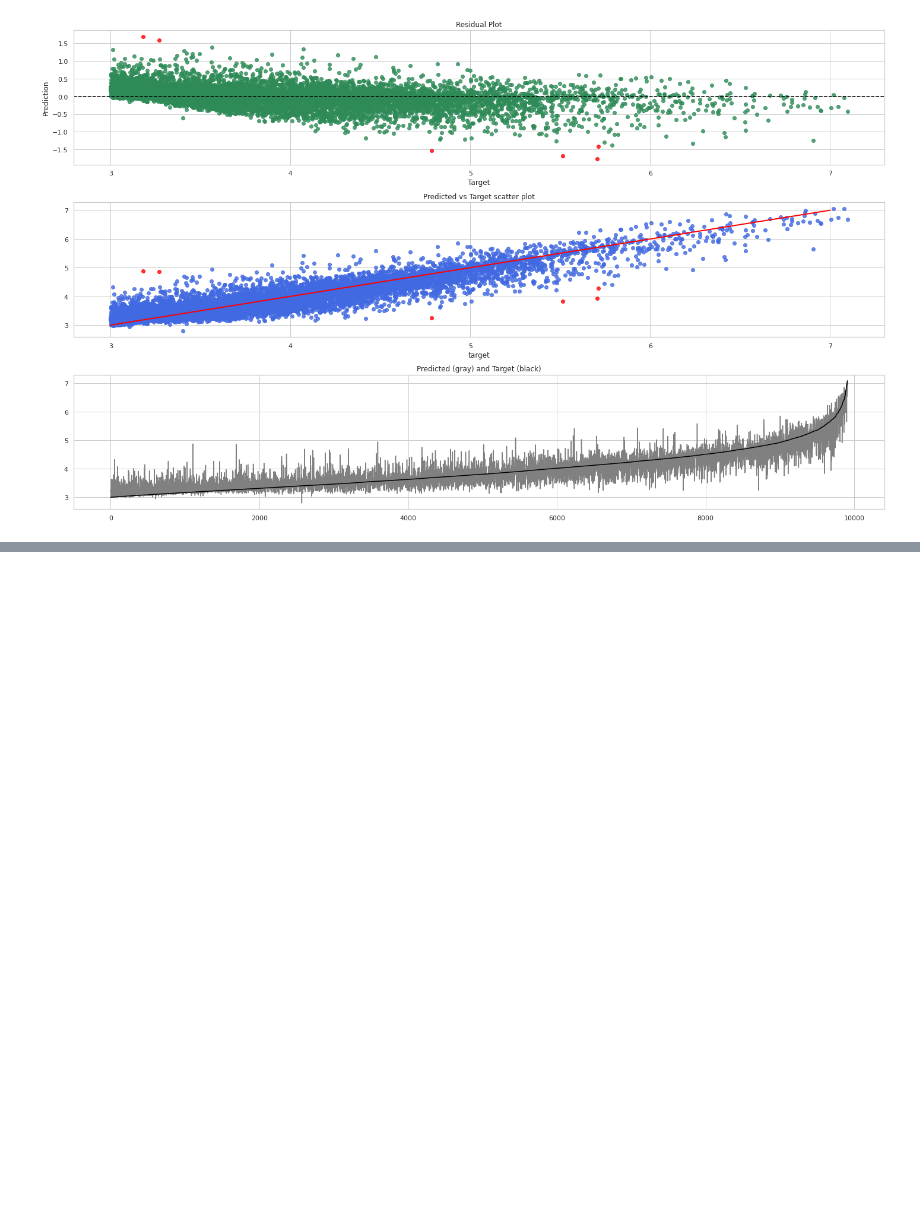
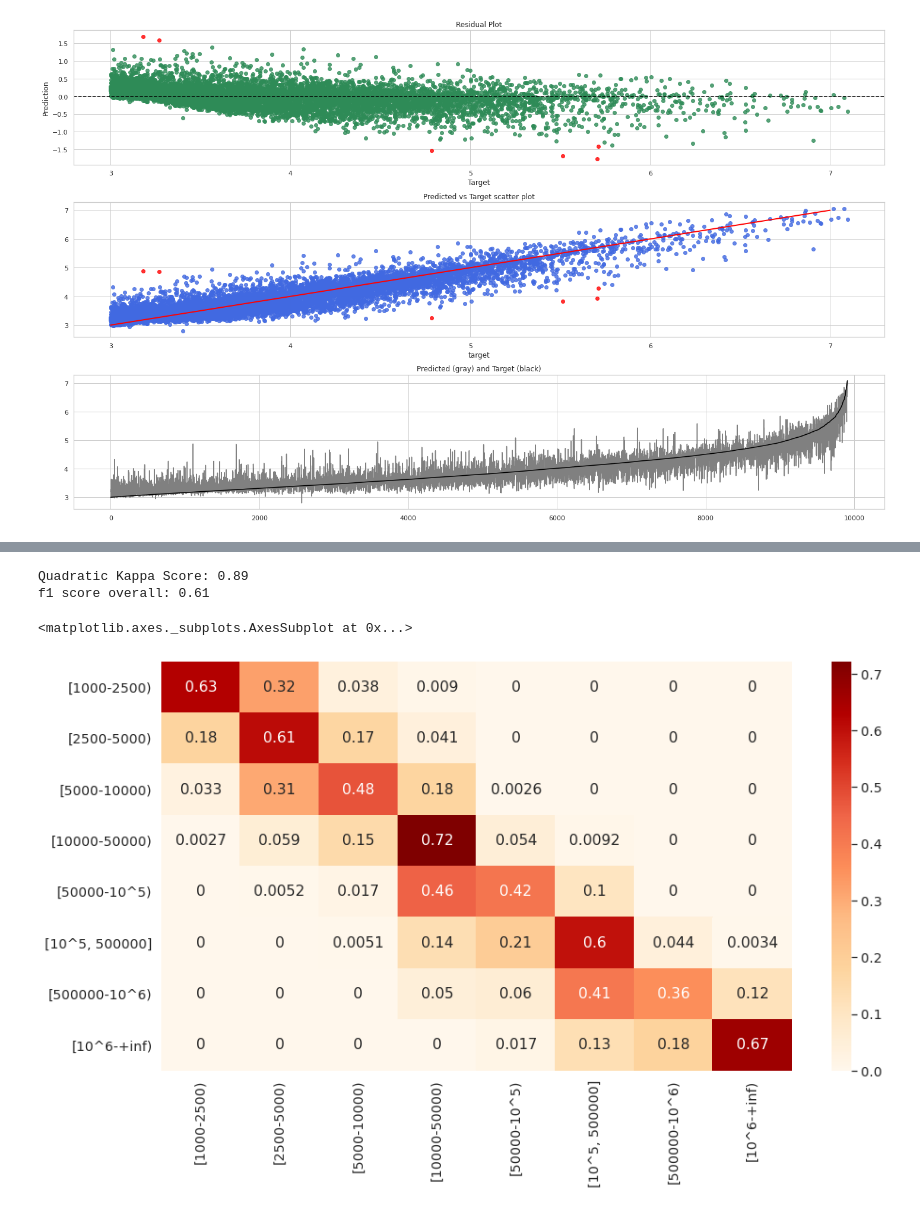
Before and after one commit to FernandoCondino/dbpedia_predictions, a Jupyter notebook: evaluation.ipynb, the cells around one changed output, grey strips where cells are left out. Saved outputs shown, nothing was run; the diff lists cells and outputs as text; code cells hidden in the pictures; blank space fills up the shorter version.

Commit message:
Splits target into bins and measures qyadratic kappa score. Fixes readme Fixes minor bug in preprocessing Fixes found error in population

```diff
--- a/evaluation.ipynb
+++ b/evaluation.ipynb
@@ -339,0 +353,37 @@ There are 0 suspicious subjects! Check if found values are real and fix the reco
+# %%
+train_df = DataFrameRepository(version='last').get()
+test_df = fixed_dbpedia_df.copy()
+
+X_train = train_df.drop(columns=['subject', 'target'])
+y_train = np.log10(train_df.target)
+y_test = np.log10(test_df.target)
+X_test = test_df.drop(columns=['subject', 'target'])
+
+pipeline = get_lxgb_pipeline()
+model = TransformedTargetRegressor(regressor=pipeline, transformer=MinMaxScaler())
+
+model.fit(X_train, y_train)
+evaluator = ModelEvaluator(model, X_test, y_test, X_train, y_train)
+
+test_pred, train_pred = evaluator.evaluate_model(log=False)
+
+bin_labels = [0, 1, 2 ,3, 4, 5, 6, 7]
+bins = [0, 2499, 4999, 9999, 49999, 99999, 499_999, 999_999, np.inf]
+pred_bin = pd.cut(10**test_pred, bins=bins, labels=bin_labels).astype(int)
+y_test_bin = pd.cut(10**y_test, bins=bins, labels=bin_labels).astype(int)
+
+print(f'Quadratic Kappa Score: {round(cohen_kappa_score(y_test_bin, pred_bin, weights="quadratic"), 2)}')
+print(f'f1 score overall: {round(f1_score(y_test_bin, pred_bin, average="micro"), 2)}')
+
+cm = confusion_matrix(y_test_bin, pred_bin, labels=bin_labels)
+cm = cm.astype('float') / cm.sum(axis=1)[:, np.newaxis]
+labels_cm = ['[1000-2500)', '[2500-5000)', '[5000-10000)','[10000-50000)','[50000-10^5)', '[10^5, 500000]', '[500000-10^6)','[10^6-+inf)']
+df_cm = pd.DataFrame(cm, index = [i for i in labels], columns = [i for i in labels])
+plt.figure(figsize = (15,8))
+sns.set(font_scale=1.3)
+sns.heatmap(df_cm, annot=True, cmap='OrRd')
+# %% [output]
+Quadratic Kappa Score: 0.89
+f1 score overall: 0.61
+<matplotlib.axes._subplots.AxesSubplot at 0x...>
+[figure, added]
```
Also changed, not shown: parts of 15 cells of this notebook, 6 other files.
